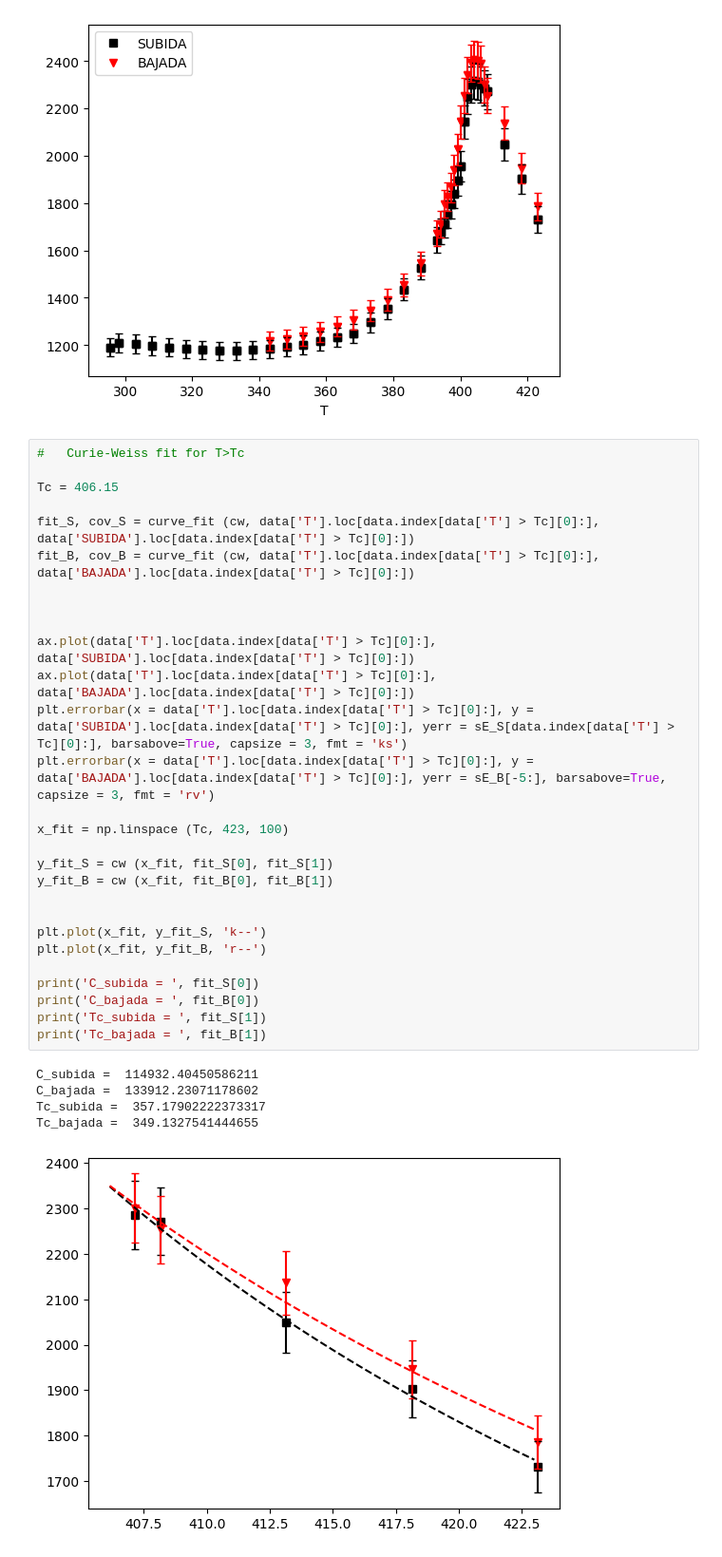
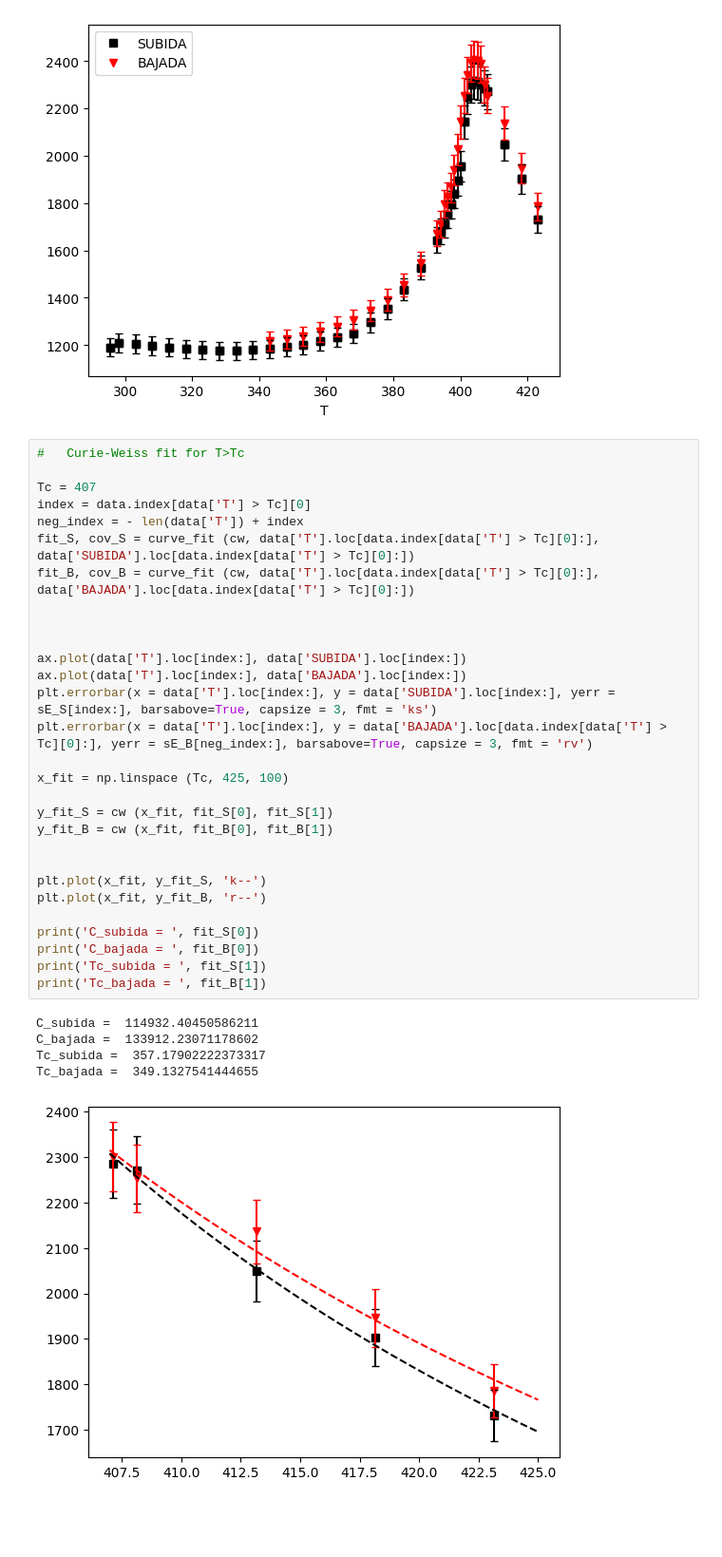
Before and after one commit to albertopeinador/FES_Curie, a Jupyter notebook: Curie.ipynb, the cells around one changed output. Shown at 95% size. Cells and saved outputs as stored; diff of their text form; blank space fills up the shorter version.

```diff
--- a/Curie.ipynb
+++ b/Curie.ipynb
@@ -98,34 +98,35 @@ print (data['T'].loc[max_index_S])
 # %%
 #   Curie-Weiss fit for T>Tc
 
-Tc = 406.15
-
+Tc = 407
+index = data.index[data['T'] > Tc][0]
+neg_index = - len(data['T']) + index
 fit_S, cov_S = curve_fit (cw, data['T'].loc[data.index[data['T'] > Tc][0]:], data['SUBIDA'].loc[data.index[data['T'] > Tc][0]:])
 fit_B, cov_B = curve_fit (cw, data['T'].loc[data.index[data['T'] > Tc][0]:], data['BAJADA'].loc[data.index[data['T'] > Tc][0]:])
 
 
 
-ax.plot(data['T'].loc[data.index[data['T'] > Tc][0]:], data['SUBIDA'].loc[data.index[data['T'] > Tc][0]:])
-ax.plot(data['T'].loc[data.index[data['T'] > Tc][0]:], data['BAJADA'].loc[data.index[data['T'] > Tc][0]:])
-plt.errorbar(x = data['T'].loc[data.index[data['T'] > Tc][0]:], y = data['SUBIDA'].loc[data.index[data['T'] > Tc][0]:], yerr = sE_S[data.index[data['T'] > Tc][0]:], barsabove=True, capsize = 3, fmt = 'ks')
-plt.errorbar(x = data['T'].loc[data.index[data['T'] > Tc][0]:], y = data['BAJADA'].loc[data.index[data['T'] > Tc][0]:], yerr = sE_B[-5:], barsabove=True, capsize = 3, fmt = 'rv')
+ax.plot(data['T'].loc[index:], data['SUBIDA'].loc[index:])
+ax.plot(data['T'].loc[index:], data['BAJADA'].loc[index:])
+plt.errorbar(x = data['T'].loc[index:], y = data['SUBIDA'].loc[index:], yerr = sE_S[index:], barsabove=True, capsize = 3, fmt = 'ks')
+plt.errorbar(x = data['T'].loc[index:], y = data['BAJADA'].loc[data.index[data['T'] > Tc][0]:], yerr = sE_B[neg_index:], barsabove=True, capsize = 3, fmt = 'rv')
 
-x_fit = np.linspace (Tc, 423, 100)
+x_fit = np.linspace (Tc, 425, 100)
 
 y_fit_S = cw (x_fit, fit_S[0], fit_S[1])
 y_fit_B = cw (x_fit, fit_B[0], fit_B[1])
 
 
 plt.plot(x_fit, y_fit_S, 'k--')
 plt.plot(x_fit, y_fit_B, 'r--')
 
 print('C_subida = ', fit_S[0])
 print('C_bajada = ', fit_B[0])
 print('Tc_subida = ', fit_S[1])
 print('Tc_bajada = ', fit_B[1])
 # %% [output]
 C_subida =  114932.40450586211
 C_bajada =  133912.23071178602
 Tc_subida =  357.17902222373317
 Tc_bajada =  349.1327541444655
-[figure, old version]
+[figure, new version]
```
